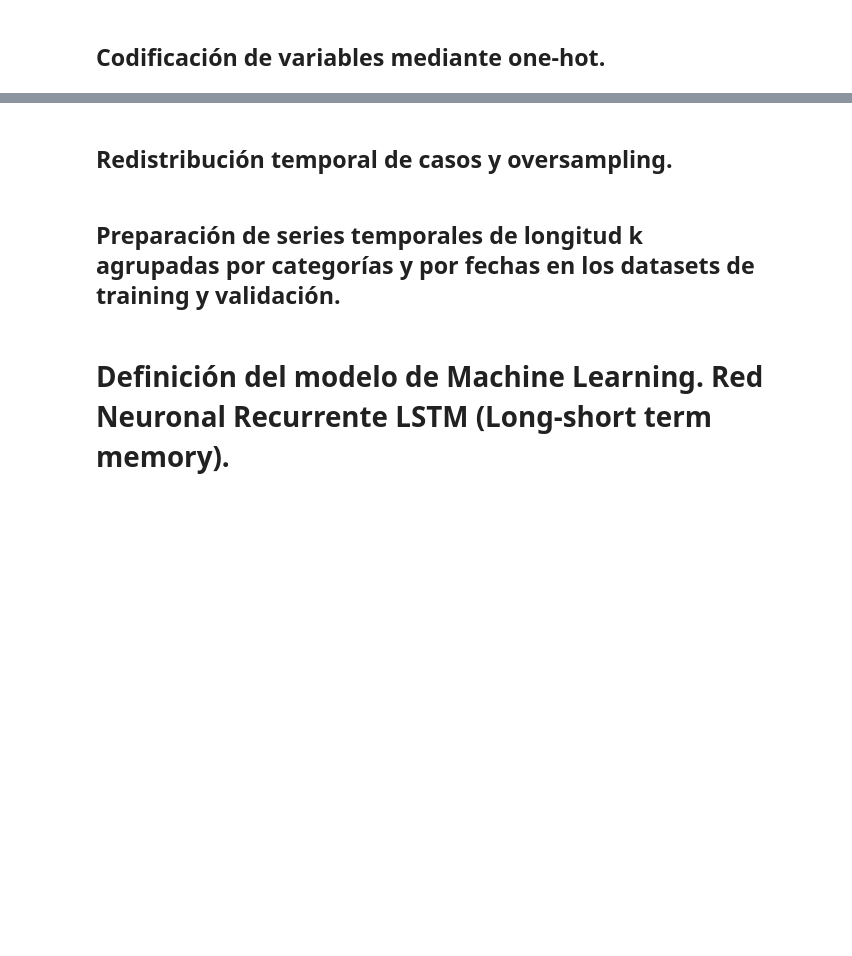
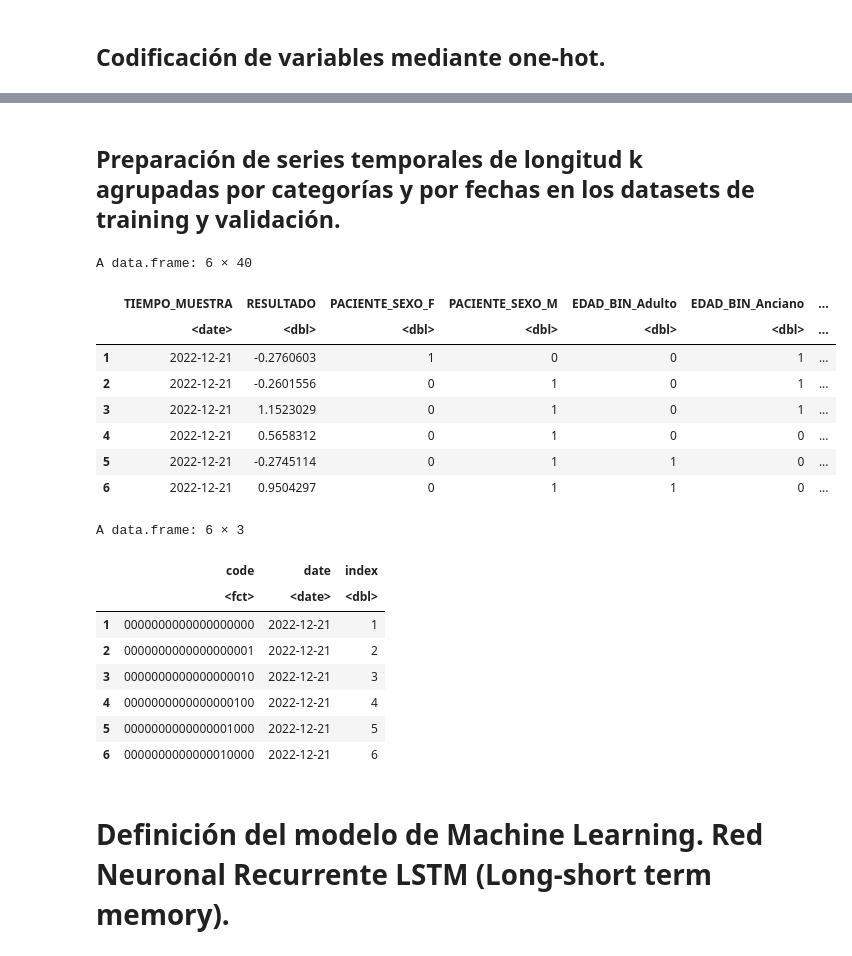
Before and after one commit to garciasergio94y/RNN, a Jupyter notebook: LSTM_onehot_samples_R.ipynb, the cells around one changed output, grey strips where cells are left out. Saved outputs shown, nothing was run; the diff lists cells and outputs as text; code cells hidden in the pictures; blank space fills up the shorter version.

```diff
--- a/LSTM_onehot_samples_R.ipynb
+++ b/LSTM_onehot_samples_R.ipynb
@@ -327,7 +327,7 @@ create_lstm_data.1 <-
            shuffle = FALSE, batch_size, step = 1,
            predseries) {
 
-  if (is.null(max_index)) max_index <- nrow(data) - delay -1
+  if (is.null(max_index)) max_index <- nrow(data) - delay
   i <- min_index + lookback
   gen <- function() {
     if (shuffle) {
@@ -459,13 +534,13 @@ test <- data_sel_tr %>%
 ## Normalización de los datasets.
 # %%
 # Set de entrenamiento:
-train_n <- train_ds %>% normalize_train()
+train_n <- train %>% normalize_train()
 
 # Set de validación:
-val_n <- val_ds %>% norm_test_val(means = train_n$means,
+val_n <- val %>% norm_test_val(means = train_n$means,
                                   stds = train_n$stdev)
 # Set de test:
 
-test_n <- test_ds %>% norm_test_val(means = train_n$means,
+test_n <- test %>% norm_test_val(means = train_n$means,
                                   stds = train_n$stdev)
 # %% [output]
@@ -487,11 +628,13 @@ test_code <- code_cat_var(subset(test_n,
-# %% [markdown]
-## Redistribución temporal de casos y oversampling.
 # %% [markdown]
 ## Preparación de series temporales de longitud k agrupadas por categorías y por fechas en los datasets de training y validación.
 # %%
 # Creación de los códigos identificativos únicos de combinaciones de variables categóricas para el set de training usando la función unique_lab_cases e indicando las posiciones de las variables categóricas en train_code$data que se deseen incluir (en este caso el analizador):
 
-categorical_vars <- c(30:48)
+#categorical_vars <- c(30:56) # Todas las técnicas, con wavelets
+#categorical_vars <- c(12:38) # Todas las técnicas, sin wavelets
+categorical_vars <- c(12:30) # Técnicas seleccionadas, sin wavelets
+
+
 train_indx <- unique_lab_cases(train_code$data,
                                categorical_vars)
 
@@ -523,9 +666,9 @@ combinations_train$index <-
 # Creación de lista de funciones generadoras de las series temporales de longitud k por categoría de CODIGO_PRUEBA del dataset de entrenamiento. Se generan series para cada día de observación conteniendo los resultados pertenecientes a cada una de las categorías elegidas:
 
 # Hiperparámetros para generar las series temporales:
-lookback <- 15 # Longitud de la secuencia previa al target.
+lookback <- 20 # Longitud de la secuencia previa al target.
 delay <- 0 # Se escoge 0 debido a que los targets futuros ya se                 colocaron en la misma fila que la muestra del día                  anterior.
-batch_size <- 30 # Tamaño de batch.
+batch_size <- 400 # Tamaño de batch.
 min_index <- 1 # Indice de partida de la serie temporal.
 predseries <- length(train_indx) - 2 # Posición en el dataset de la variable a predecir (CTRL) una vez eliminados TIEMPO_MUESTRA e index.
 
@@ -534,7 +677,7 @@ train_k <- mapply(function(index, date) {
   train_indx[train_indx[,"TIEMPO_MUESTRA"] == date &
                train_indx[,"index"] == index,
              - c(1, length(train_indx))])
-  max_index <- nrow(data)-delay
+  max_index <- nrow(data) - delay
 
   create_lstm_data.1(
     data = data,
@@ -622,37 +765,56 @@ combinations_test <- expand.grid(code = code_values,
 
 # Traducimos los códigos a índices:
 
 combinations_test$index <-
   code_dictionary$index[match(combinations_test$code,
                               code_dictionary$code)]
-head(val_indx)
-head(combinations_val)
+head(test_indx)
+head(combinations_test)
 
 # Creación de lista de funciones generadoras del dataset de validación:
 
 test_k <- mapply(function(index, date) {
   data <- as.matrix(
   test_indx[test_indx[,"TIEMPO_MUESTRA"] == date &
                test_indx[,"index"] == index,
-             - c(1,3:20, length(test_indx))])
-  max_index <- nrow(data)-delay
+             - c(1, length(test_indx))])
+  max_index <- nrow(data) - delay
 
   create_lstm_data.1(
     data = data,
     lookback = lookback,
     delay = delay,
     batch_size = batch_size,
     min_index = min_index,
     max_index = max_index,
     predseries = predseries)
   },
   index = combinations_test$index,
   date = combinations_test$date,
   SIMPLIFY = T
 )
 
 # Cálculo del número de steps de validación:
 test_steps <- round((nrow(test_code$data)-lookback) / batch_size)
+# %% [output]
+A data.frame: 6 × 40
+|  | TIEMPO_MUESTRA | RESULTADO | PACIENTE_SEXO_F | PACIENTE_SEXO_M | EDAD_BIN_Adulto | EDAD_BIN_Anciano | ... |
+|  | <date> | <dbl> | <dbl> | <dbl> | <dbl> | <dbl> | ... |
+| 1 | 2022-12-21 | -0.2760603 | 1 | 0 | 0 | 1 | ... |
+| 2 | 2022-12-21 | -0.2601556 | 0 | 1 | 0 | 1 | ... |
+| 3 | 2022-12-21 | 1.1523029 | 0 | 1 | 0 | 1 | ... |
+| 4 | 2022-12-21 | 0.5658312 | 0 | 1 | 0 | 0 | ... |
+| 5 | 2022-12-21 | -0.2745114 | 0 | 1 | 1 | 0 | ... |
+| 6 | 2022-12-21 | 0.9504297 | 0 | 1 | 1 | 0 | ... |
+A data.frame: 6 × 3
+|  | code | date | index |
+|  | <fct> | <date> | <dbl> |
+| 1 | 0000000000000000000 | 2022-12-21 | 1 |
+| 2 | 0000000000000000001 | 2022-12-21 | 2 |
+| 3 | 0000000000000000010 | 2022-12-21 | 3 |
+| 4 | 0000000000000000100 | 2022-12-21 | 4 |
+| 5 | 0000000000000001000 | 2022-12-21 | 5 |
+| 6 | 0000000000000010000 | 2022-12-21 | 6 |
 # %% [markdown]
 # Definición del modelo de Machine Learning. Red Neuronal Recurrente LSTM (Long-short term memory).
 # %% [markdown]
```
Also changed, not shown: parts of 26 cells of this notebook.
